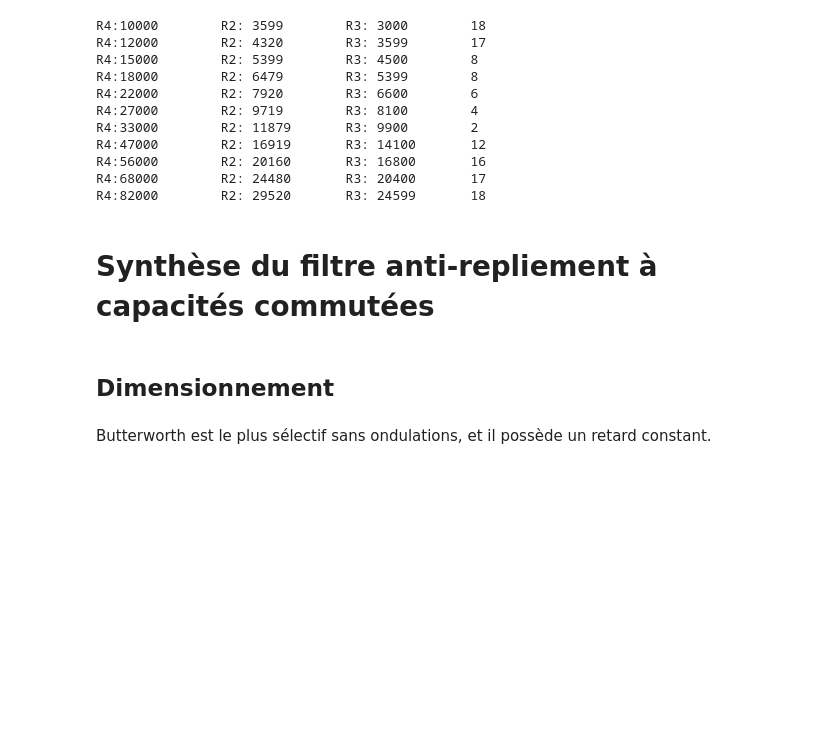
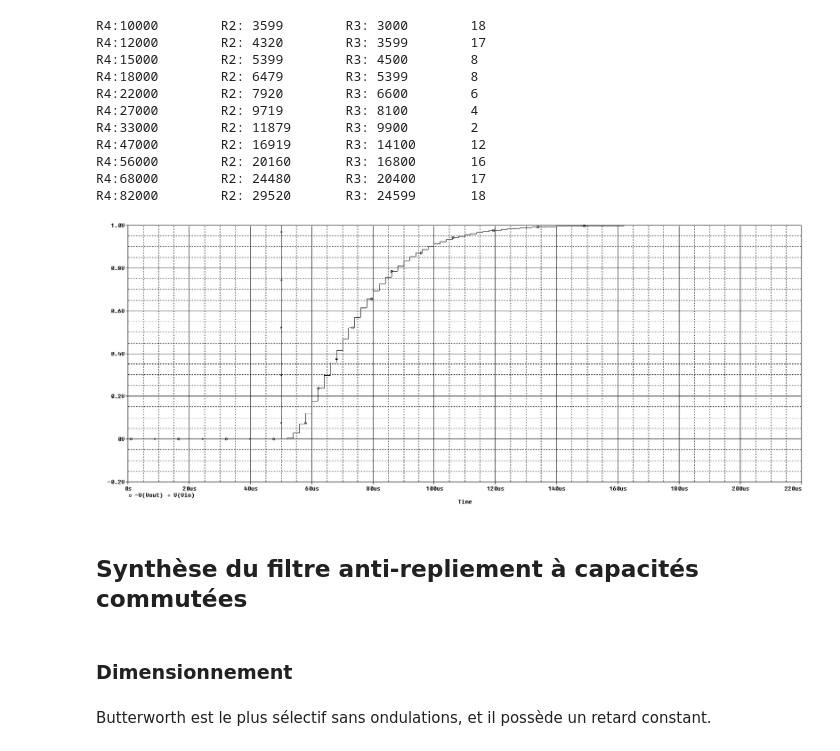
Before and after one commit to nim65s/N7, a Jupyter notebook: cours/TP Chaine d’Instrumentation.ipynb, the cells around one changed output. Cells and saved outputs as stored; diff of their text form; code cells hidden in the pictures; blank space fills up the shorter version.

```diff
--- a/cours/TP Chaine d’Instrumentation.ipynb
+++ b/cours/TP Chaine d’Instrumentation.ipynb
@@ -96,10 +104,14 @@ R4 = 33000
 R3 = 10000
 R2 = 12000
 R1 = R4
+# %%
+Image(filename='chaine_echelon_2nd_ordre.jpg')
+# %% [output]
+[figure, added]
 # %% [markdown]
-# Synthèse du filtre anti-repliement à capacités commutées
+## Synthèse du filtre anti-repliement à capacités commutées
 # %% [markdown]
-## Dimensionnement
+### Dimensionnement
 # %% [markdown]
 Butterworth est le plus sélectif sans ondulations, et il possède un retard constant.
 # %%
```
Also changed, not shown: parts of 14 cells of this notebook, 4 other files.
